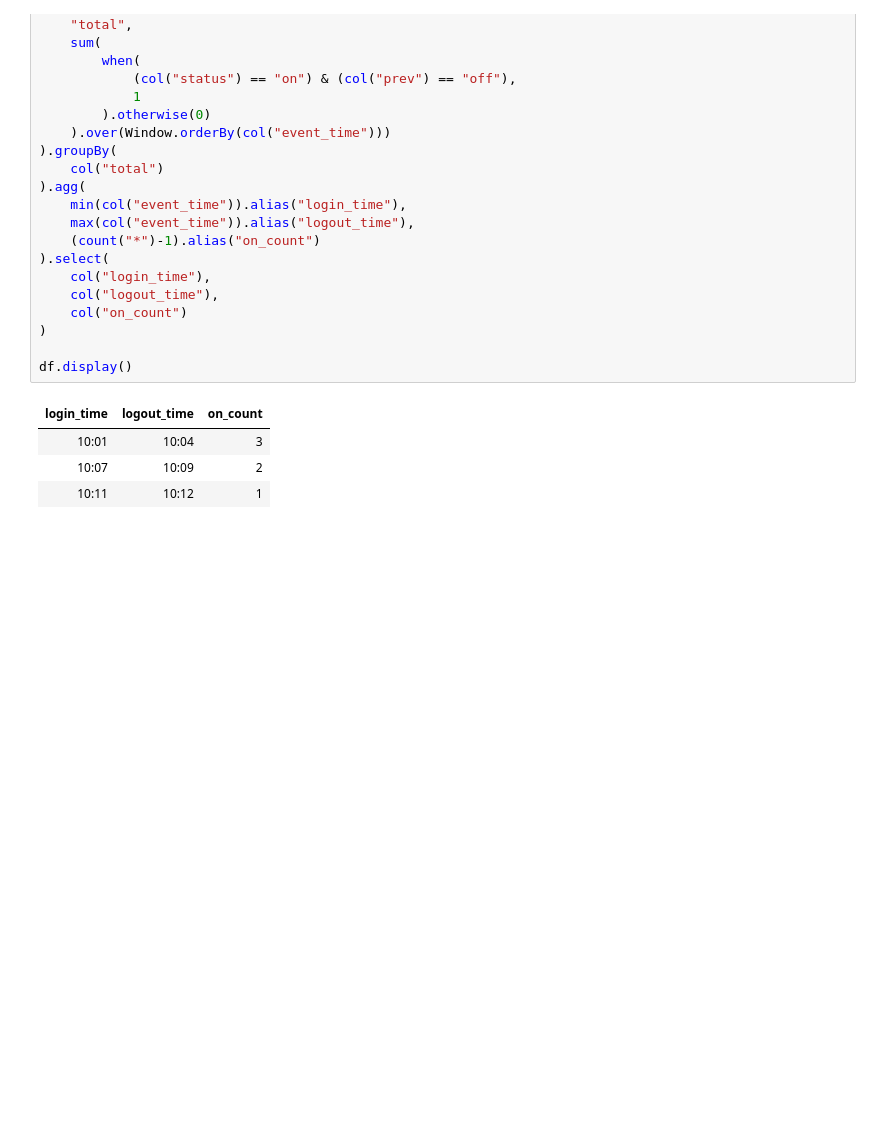
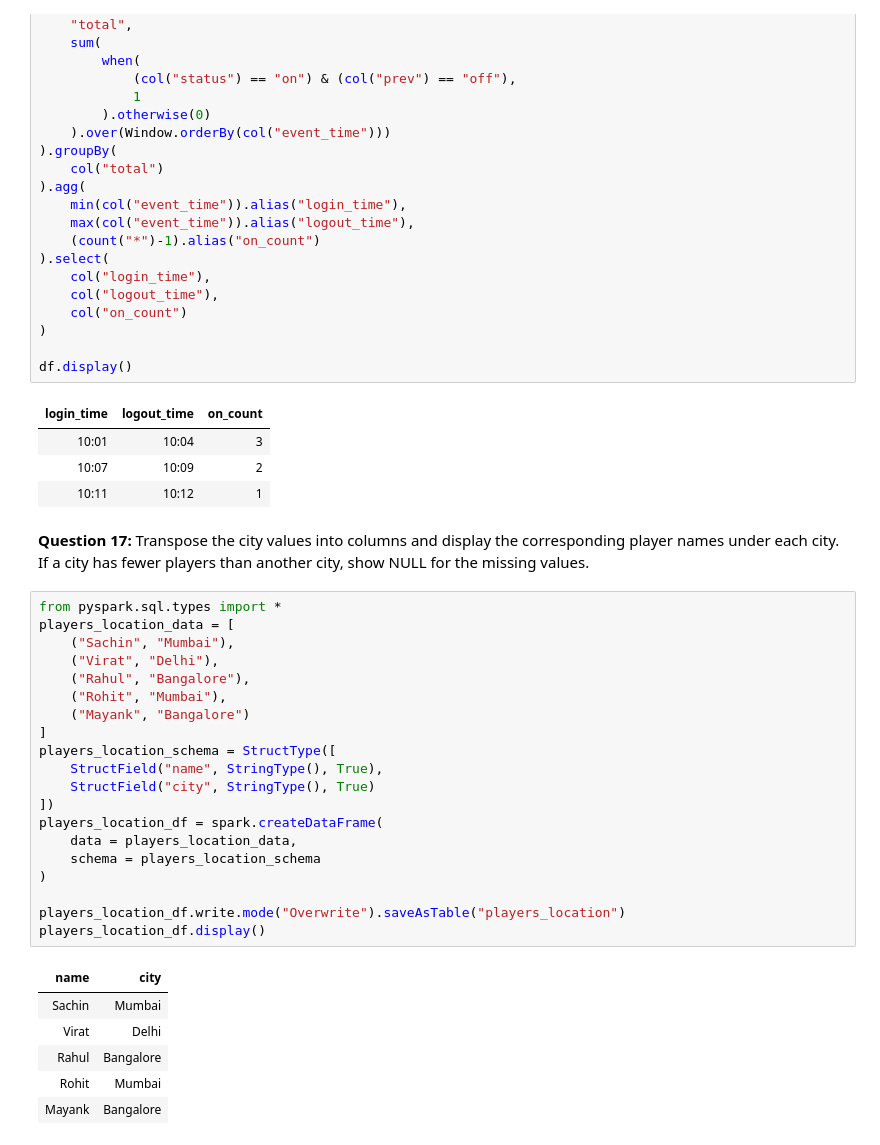
Before and after one commit to Rupam-1/SQL-Pyspark-practise_youtube, a Jupyter notebook: 04. PYSPARK - Part2.ipynb, the cells around one changed output. Saved outputs shown, nothing was run; the diff lists cells and outputs as text; blank space fills up the shorter version.

```diff
--- a/04. PYSPARK - Part2.ipynb
+++ b/04. PYSPARK - Part2.ipynb
@@ -1882,3 +1882,32 @@ df.display()
 | 10:01 | 10:04 | 3 |
 | 10:07 | 10:09 | 2 |
 | 10:11 | 10:12 | 1 |
+# %% [markdown]
+**Question 17:** Transpose the city values into columns and display the corresponding player names under each city. If a city has fewer players than another city, show NULL for the missing values.
+# %%
+from pyspark.sql.types import *
+players_location_data = [
+    ("Sachin", "Mumbai"),
+    ("Virat", "Delhi"),
+    ("Rahul", "Bangalore"),
+    ("Rohit", "Mumbai"),
+    ("Mayank", "Bangalore")
+]
+players_location_schema = StructType([
+    StructField("name", StringType(), True),
+    StructField("city", StringType(), True)
+])
+players_location_df = spark.createDataFrame(
+    data = players_location_data,
+    schema = players_location_schema
+)
+
+players_location_df.write.mode("Overwrite").saveAsTable("players_location")
+players_location_df.display()
+# %% [output]
+| name | city |
+| Sachin | Mumbai |
+| Virat | Delhi |
+| Rahul | Bangalore |
+| Rohit | Mumbai |
+| Mayank | Bangalore |
```
Also changed, not shown: parts of 1 cell of this notebook, 1 other file.
